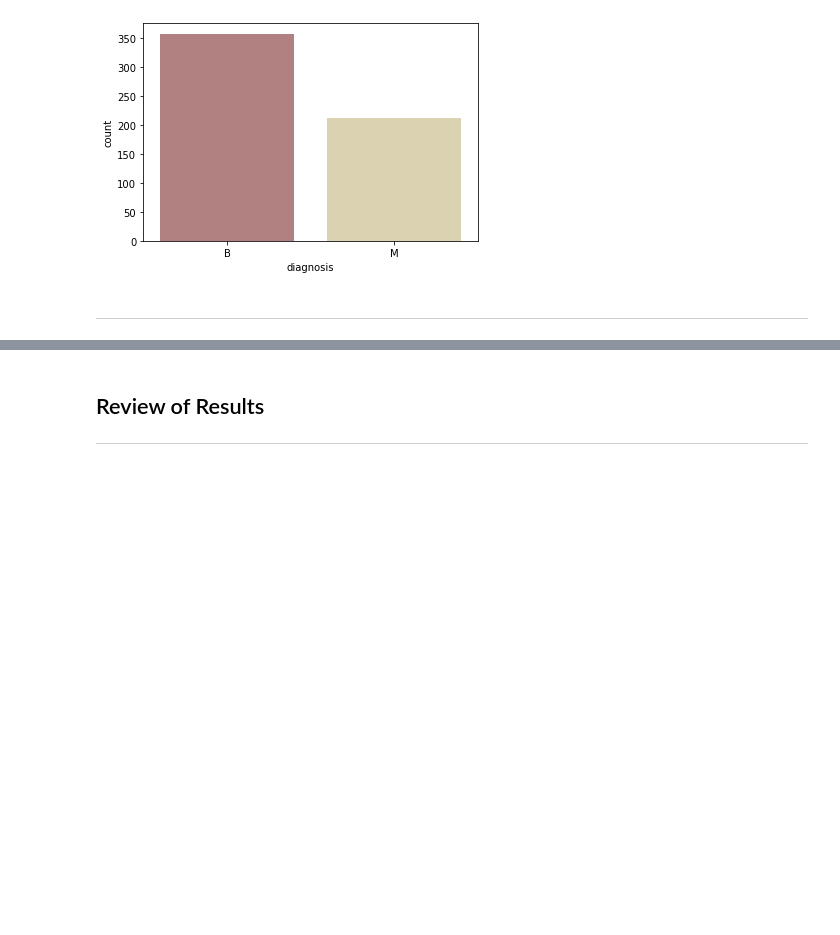
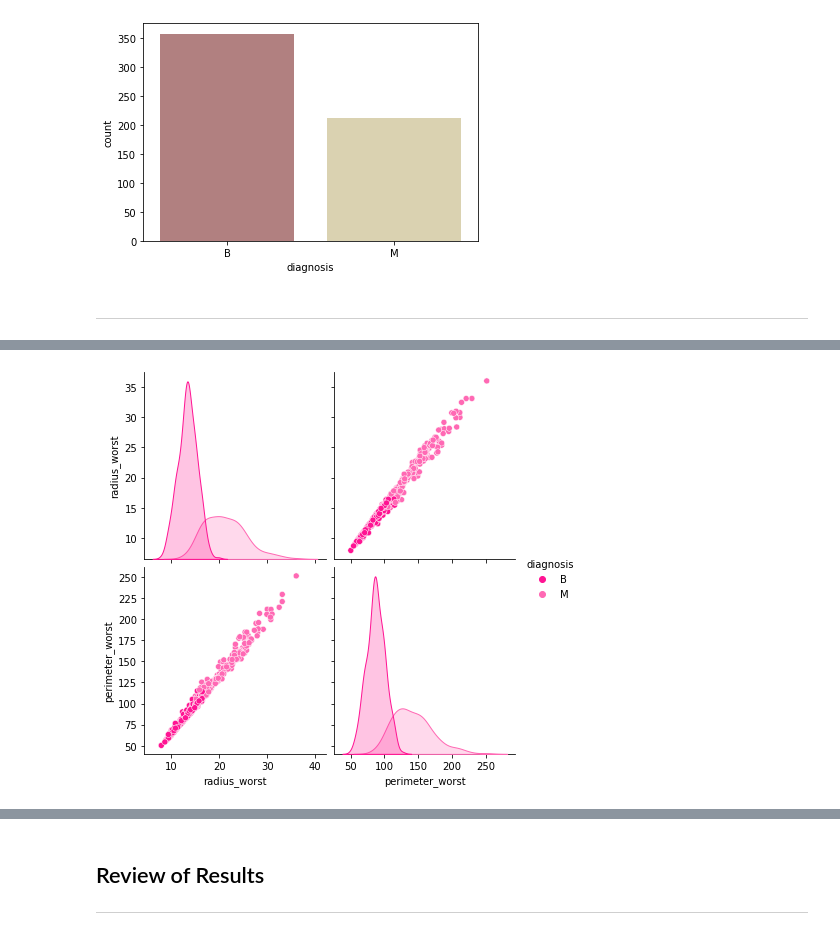
Before and after one commit to JTohall/PFDA_Project, a Jupyter notebook: Project.ipynb, the cells around one changed output, grey strips where cells are left out. Drawn from its saved outputs; the diff is of its cells as text; code cells hidden in the pictures; blank space fills up the shorter version.

```diff
--- a/Project.ipynb
+++ b/Project.ipynb
@@ -628,0 +659,9 @@ sns.countplot(db['diagnosis'], palette='pink')
+# %%
+# Using pairplots to show variables with high correlation
+# radius worst and perimeter worst had a high correlation of 0.99
+
+sns.pairplot(db, vars=["radius_worst", "perimeter_worst"],
+             palette=sns.color_palette(['#FF1493', '#FF69B4']), hue='diagnosis', height=3)
+plt.show()
+# %% [output]
+[figure, added]
```
Also changed, not shown: parts of 23 cells of this notebook.
